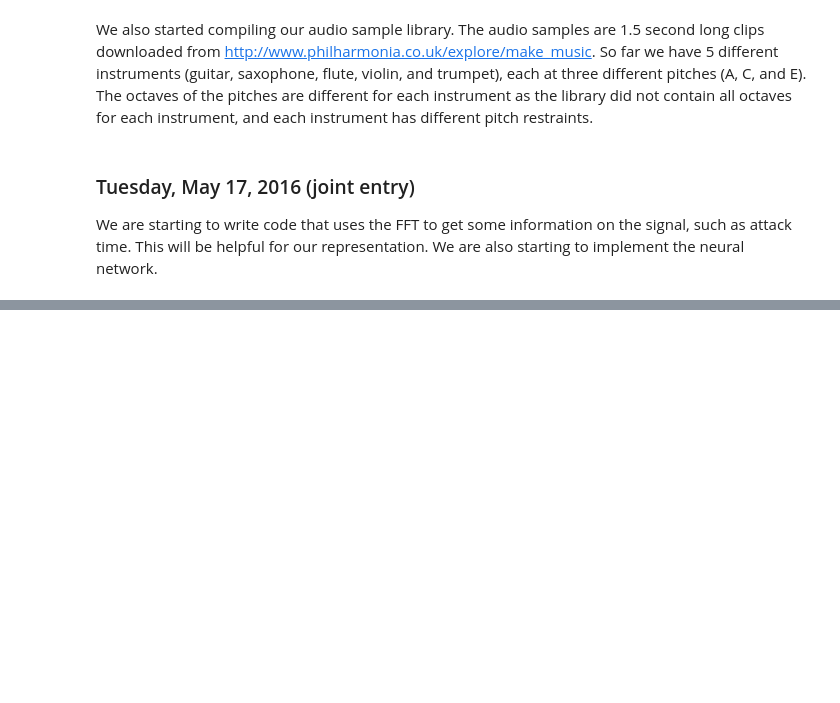
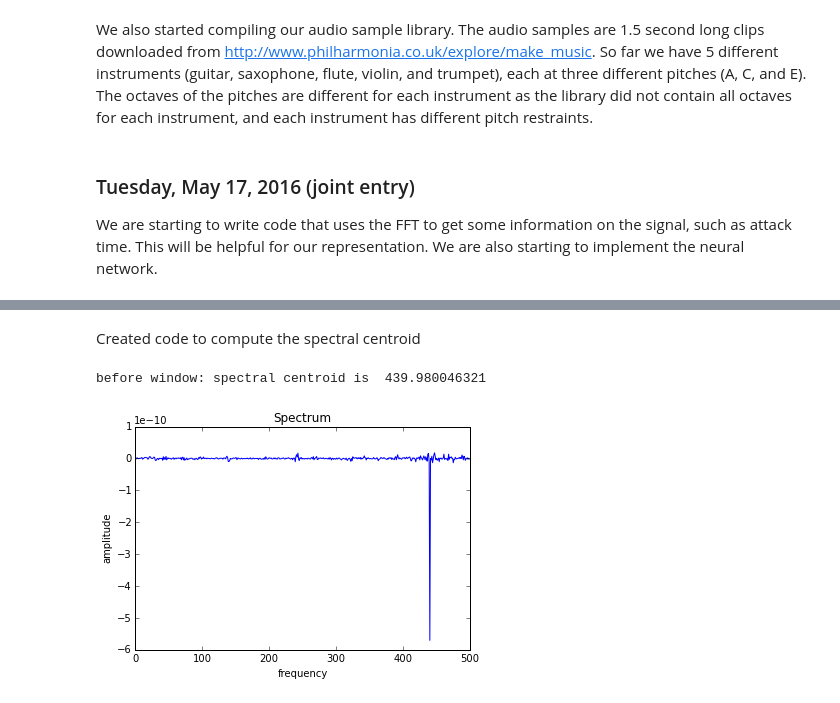
Before and after one commit to bertschingert/cs328-final, a Jupyter notebook: CS328-Final-Lab-Notebook.ipynb, the cells around one changed output, grey strips where cells are left out. Cells and saved outputs as stored; diff of their text form; code cells hidden in the pictures; blank space fills up the shorter version.

```diff
--- a/CS328-Final-Lab-Notebook.ipynb
+++ b/CS328-Final-Lab-Notebook.ipynb
@@ -51,0 +65,10 @@ We are starting to write code that uses the FFT to get some information on the s
+# %% [markdown]
+Created code to compute the spectral centroid
+# %%
+wave = au.create_sine_wave(440, 1, 1)
+spectrum = fft.rfft(wave)
+print("before window: spectral centroid is ", ap.get_spectral_centroid(spectrum, 44100))
+au.graph_fft(spectrum[:500])
+# %% [output]
+before window: spectral centroid is  439.980046321
+[figure, added]
```
Also changed, not shown: parts of 5 cells of this notebook, 2 other files.
